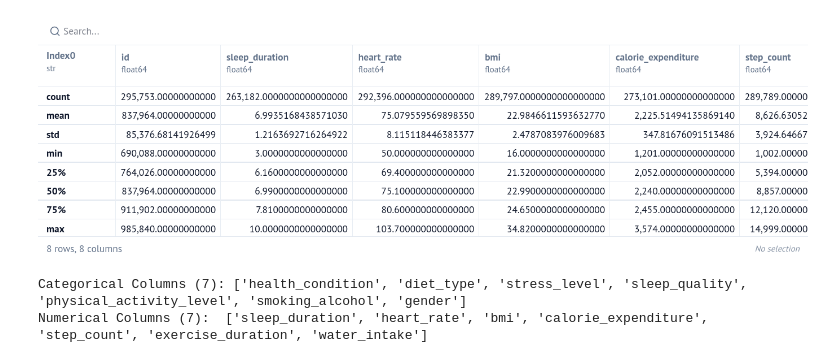
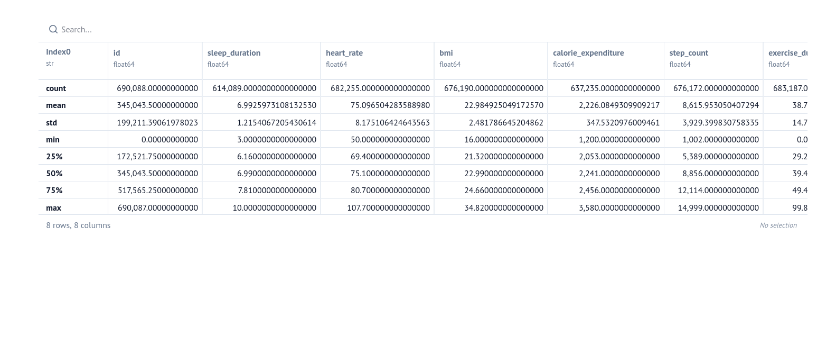
Before and after one commit to SeanAndrie/PSS6E7-Student-Health-Prediction, a Jupyter notebook: __marimo__/data-analysis.ipynb, the cells around one changed output. Saved outputs shown, nothing was run; the diff lists cells and outputs as text; code cells hidden in the pictures; blank space fills up the shorter version.

Commit message:
feat: data-analysis notebook

```diff
--- a/__marimo__/data-analysis.ipynb
+++ b/__marimo__/data-analysis.ipynb
@@ -69,16 +61,4 @@ test_data.head()
-# %%
-test_data.describe()
-# %% [output]
-[figure, removed]
 # %%
-train_cat = train_data.select_dtypes(exclude="number")
-train_num = train_data.select_dtypes(include="number")
-
-cat_cols = train_cat.columns.tolist()
-num_cols = train_num.columns.tolist()[1:]
-
-print(f"Categorical Columns ({len(cat_cols)}): {cat_cols}")
-print(f"Numerical Columns ({len(num_cols)}): ", num_cols)
+train_data.describe()
 # %% [output]
-Categorical Columns (7): ['health_condition', 'diet_type', 'stress_level', 'sleep_quality', 'physical_activity_level', 'smoking_alcohol', 'gender']
-Numerical Columns (7):  ['sleep_duration', 'heart_rate', 'bmi', 'calorie_expenditure', 'step_count', 'exercise_duration', 'water_intake']
+[figure, added]
```
Also changed, not shown: parts of 46 cells of this notebook, 8 other files.
